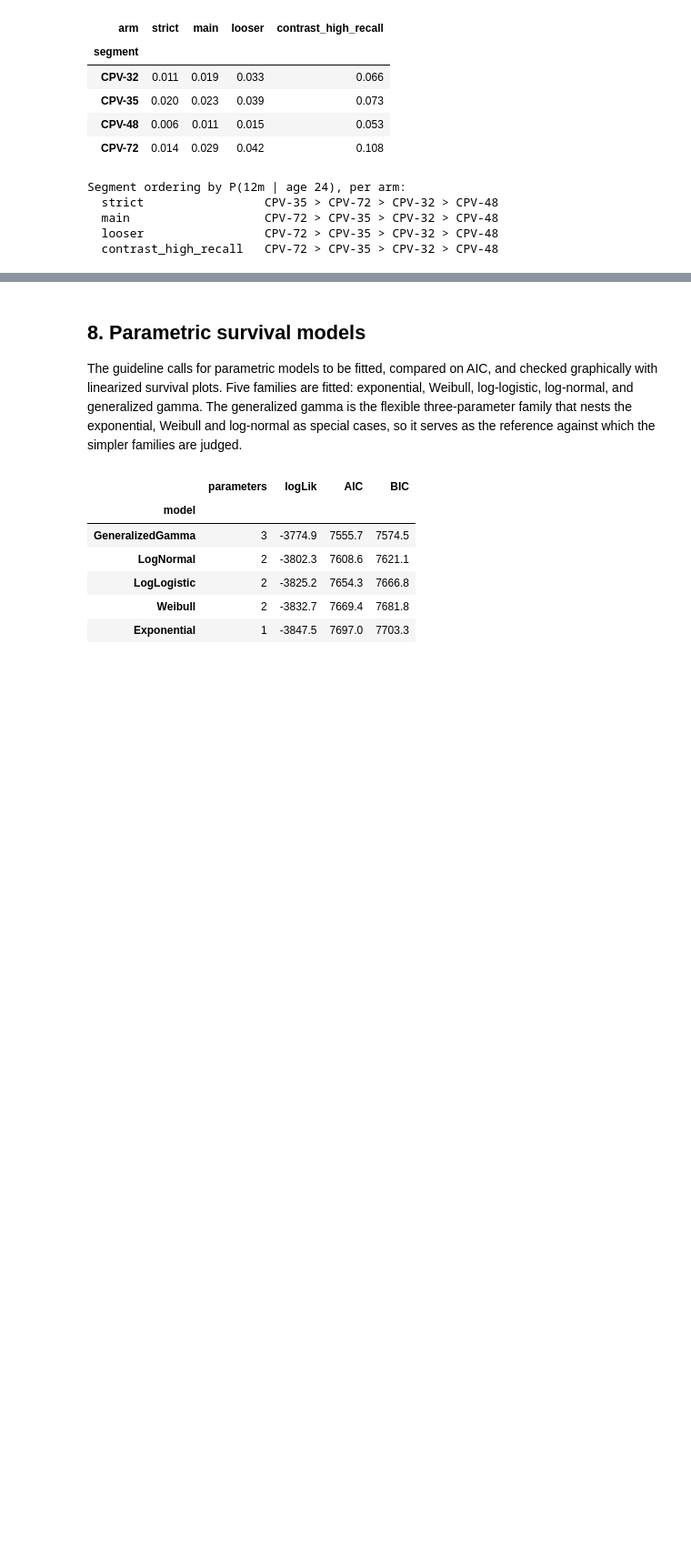
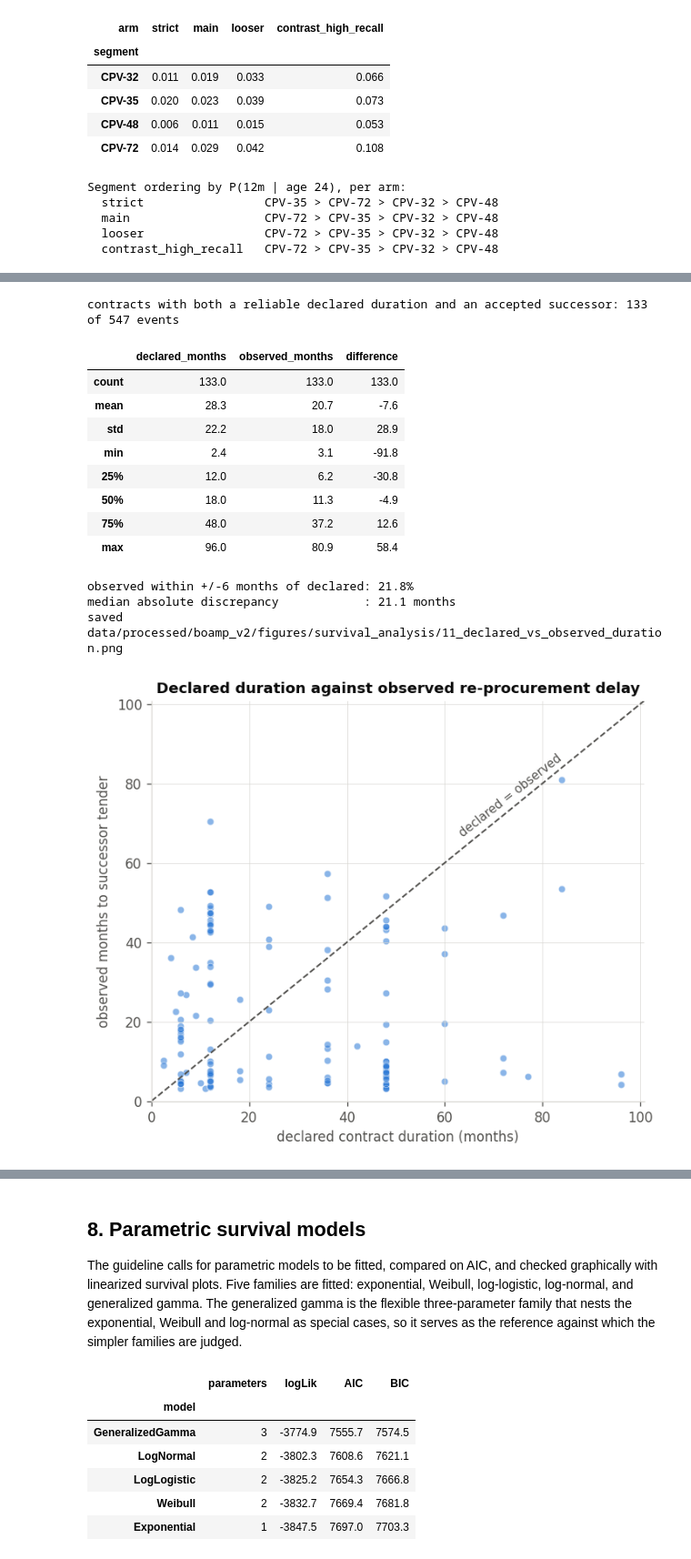
Before and after one commit to ROUSenghak/project-gigalis, a Jupyter notebook: notebooks/13_survival_analysis.ipynb, the cells around one changed output, grey strips where cells are left out. Shown at 91% size. Drawn from its saved outputs; the diff is of its cells as text; code cells hidden in the pictures; blank space fills up the shorter version.

```diff
--- a/notebooks/13_survival_analysis.ipynb
+++ b/notebooks/13_survival_analysis.ipynb
@@ -512,0 +960,45 @@ Segment ordering by P(12m | age 24), per arm:
+# %%
+comparable = survival.loc[
+    (survival["event"] == 1) & survival["duration_months_reliable"].notna()
+].copy()
+comparable["observed_months"] = comparable["duration_months"]
+comparable["declared_months"] = comparable["duration_months_reliable"]
+comparable["difference"] = comparable["observed_months"] - comparable["declared_months"]
+print(f"contracts with both a reliable declared duration and an accepted successor: "
+      f"{len(comparable):,} of {int(survival['event'].sum()):,} events")
+display(comparable[["declared_months", "observed_months", "difference"]]
+        .describe().round(1))
+within = comparable["difference"].abs().le(6).mean()
+print(f"observed within +/-6 months of declared: {within:.1%}")
+print(f"median absolute discrepancy            : "
+      f"{comparable['difference'].abs().median():.1f} months")
+
+fig, ax = plt.subplots(figsize=(6.6, 5.4))
+limit = float(max(comparable["declared_months"].max(), comparable["observed_months"].max())) * 1.05
+ax.scatter(comparable["declared_months"], comparable["observed_months"],
+           s=26, alpha=0.55, color=PALETTE[0], edgecolor="white", linewidth=0.5)
+ax.plot([0, limit], [0, limit], color=MUTED, linestyle="--", linewidth=1.2)
+ax.annotate("declared = observed", (limit * 0.62, limit * 0.66), color=MUTED,
+            fontsize=9, rotation=38)
+ax.set_xlabel("declared contract duration (months)")
+ax.set_ylabel("observed months to successor tender")
+ax.set_xlim(0, limit)
+ax.set_ylim(0, limit)
+ax.set_title("Declared duration against observed re-procurement delay")
+save(fig, "11_declared_vs_observed_duration.png")
+plt.show()
+# %% [output]
+contracts with both a reliable declared duration and an accepted successor: 133 of 547 events
+|  | declared_months | observed_months | difference |
+| count | 133.0 | 133.0 | 133.0 |
+| mean | 28.3 | 20.7 | -7.6 |
+| std | 22.2 | 18.0 | 28.9 |
+| min | 2.4 | 3.1 | -91.8 |
+| 25% | 12.0 | 6.2 | -30.8 |
+| 50% | 18.0 | 11.3 | -4.9 |
+| 75% | 48.0 | 37.2 | 12.6 |
+| max | 96.0 | 80.9 | 58.4 |
+observed within +/-6 months of declared: 21.8%
+median absolute discrepancy            : 21.1 months
+saved data/processed/boamp_v2/figures/survival_analysis/11_declared_vs_observed_duration.png
+[figure, added]
```
Also changed, not shown: parts of 21 cells of this notebook, 1 other file.
